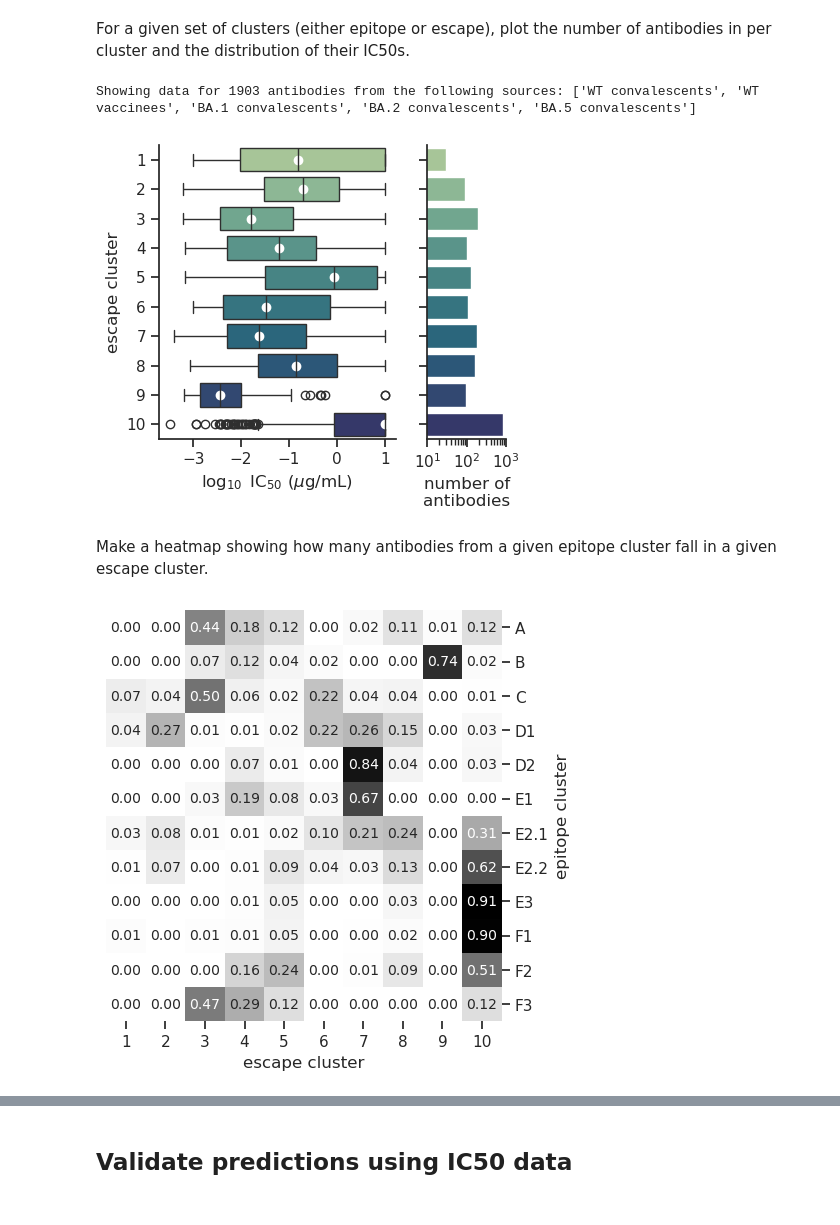
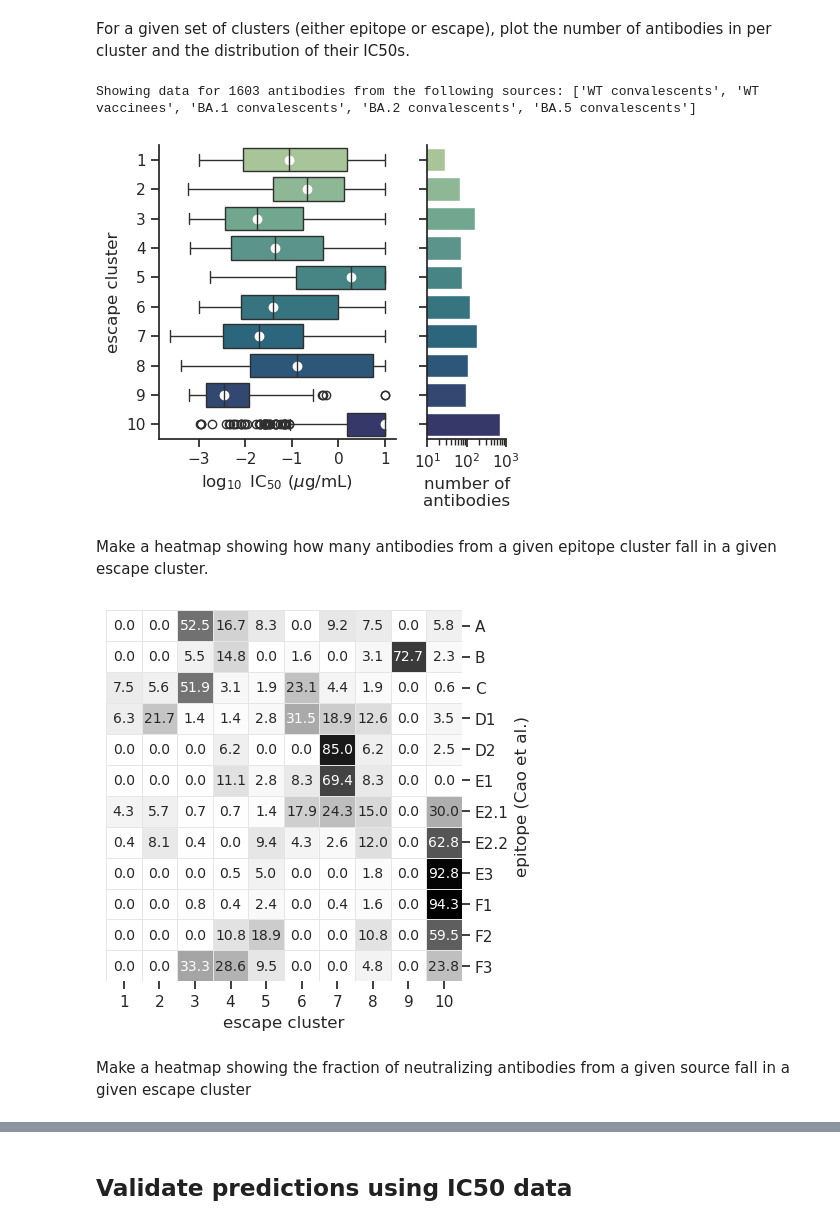
Before and after one commit to matsengrp/ncov-ab-escape, a Jupyter notebook: notebooks/analyze_escape_scores.ipynb, the cells around one changed output, grey strips where cells are left out. Cells and saved outputs as stored; diff of their text form; code cells hidden in the pictures.

```diff
--- a/notebooks/analyze_escape_scores.ipynb
+++ b/notebooks/analyze_escape_scores.ipynb
@@ -72,3 +89,24 @@ Read in predicted escape scores for 1909 antibodies
+# %%
+# Read in data
+f = '/fh/fast/matsen_e/hhaddox/2024/SARS2-synonymous-mut-rate/SARS2-mut-fitness/results_gisaid_2024-04-24/aa_fitness/aamut_fitness_by_clade.csv'
+fitness_df = pd.read_csv(f)
+
+# Consolidate the Delta clades using the same strategy as in the dataframe of escape scores
+# fitness_df['clade'] = fitness_df['clade'].replace({
+#     #'21A' : '21A',
+#     '21I' : '21A',
+#     '21J' : '21A',
+# })
+# fitness_df = fitness_df.groupby(['clade', 'gene', 'aa_mutation'], as_index=False).agg(
+#     delta_fitness = pd.NamedAgg('delta_fitness', 'mean'),
+#     actual_count = pd.NamedAgg('actual_count', 'sum'),
+#     expected_count = pd.NamedAgg('expected_count', 'sum'),
+# )
+
+# Merge with clade names in the dataframe of escape scores
+fitness_df.rename(columns={'clade':'clade3'}, inplace=True)
+clade3_df = escape_scores_df.drop_duplicates('clade')[['clade', 'clade3']]
+fitness_df = fitness_df.merge(clade3_df, on='clade3', how='left')
 # %% [markdown]
 Read in IC50 data
 # %%
@@ -273,7 +334,7 @@ traj_df.rename(columns={'escape_score' : 'mean_escape'}, inplace=True)
 # Add columns to escape_df that give antibody metadata relative to the D614G strain
 traj_df = traj_df.merge(
     init_ic50s_df[['antibody', 'IC50', 'IC50_weight', 'log_IC50', 'source']],
-    on='antibody', #how='left'
+    on='antibody', how='left'
 )
 traj_df['wtd_escape_score'] = traj_df['mean_escape'] * traj_df['IC50_weight']
 
@@ -510,7 +639,8 @@ For a given set of clusters (either epitope or escape), plot the number of antib
 # Get input data
 sources = [
     'WT convalescents', 'WT vaccinees',
-    'BA.1 convalescents', 'BA.2 convalescents', 'BA.5 convalescents',
+    'BA.1 convalescents',
+    'BA.2 convalescents', 'BA.5 convalescents',
 ]
 data = init_ic50s_df[init_ic50s_df['source'].isin(sources)].copy()
 print(f'Showing data for {len(data)} antibodies from the following sources:', sources)
@@ -536,7 +666,7 @@ sns.pointplot(
 )
 ylabel = cluster_col.replace('_', ' ')
 if cluster_col == 'epitope_cluster':
-    ylabel += ' (Cao et al.)'
+    ylabel = 'epitope (Cao et al.)'
 axs[0].set(
     ylabel=ylabel, xlabel=r'$\log_{10}$ IC$_{50}$ ($\mu$g/mL)',
     xticks=[-3, -2, -1, 0, 1]
@@ -555,38 +685,45 @@ plt.tight_layout()
 sns.despine()
 plt.show()
 # %% [output]
-Showing data for 1903 antibodies from the following sources: ['WT convalescents', 'WT vaccinees', 'BA.1 convalescents', 'BA.2 convalescents', 'BA.5 convalescents']
+Showing data for 1603 antibodies from the following sources: ['WT convalescents', 'WT vaccinees', 'BA.1 convalescents', 'BA.2 convalescents', 'BA.5 convalescents']
-[figure, old version]
+[figure, new version]
 # %% [markdown]
 Make a heatmap showing how many antibodies from a given epitope cluster fall in a given escape cluster.
 # %%
 # Get a matrix with the number of antibodies in epitope clusters from Cao et al. vs.
 # escape clusters computed here
 data = (
-    traj_df
+    traj_df[
+        ~(traj_df['antibody'].str.contains('Starr')) &
+        ~(traj_df['antibody'].str.contains('Dong'))
+    ]
     .drop_duplicates(subset='antibody')
     .groupby(['epitope_cluster', 'escape_cluster'], as_index=False)['antibody'].count()
     .pivot_table(
-        #index='epitope_cluster', columns='escape_cluster',
         index='escape_cluster', columns='epitope_cluster',
         values='antibody'
     )
     .fillna(0)
-    .apply(lambda col: col/col.sum())
+    .apply(lambda col: 100 * col/col.sum())
 ).T
 
 # Plot the data
 cmap = matplotlib.colors.LinearSegmentedColormap.from_list("mycmap", ["white", "black"])
 cg = sns.clustermap(
-    data, annot=True, fmt=".2f",
+    data, annot=True, fmt=".1f",
     row_cluster=False, col_cluster=False, cmap=cmap,
-    figsize=(6,6), annot_kws={"size": 10}
+    figsize=(5.5,5.5), annot_kws={"size": 10}, linewidths=0.5, linecolor='0.9'
 )
 cg.ax_row_dendrogram.set_visible(False)
 cg.ax_col_dendrogram.set_visible(False)
 cg.cax.set_visible(False)
 ax = cg.ax_heatmap
-ax.set(xlabel='escape cluster', ylabel='epitope cluster')
+ax.set(
+    xlabel='escape cluster', ylabel='epitope (Cao et al.)'
+)
+#ax.set_title('percent composition by row', y=1.02)
 plt.show()
 # %% [output]
-[figure, old version]
+[figure, new version]
+# %% [markdown]
+Make a heatmap showing the fraction of neutralizing antibodies from a given source fall in a given escape cluster
```
Also changed, not shown: parts of 36 cells of this notebook, 18 other files.
